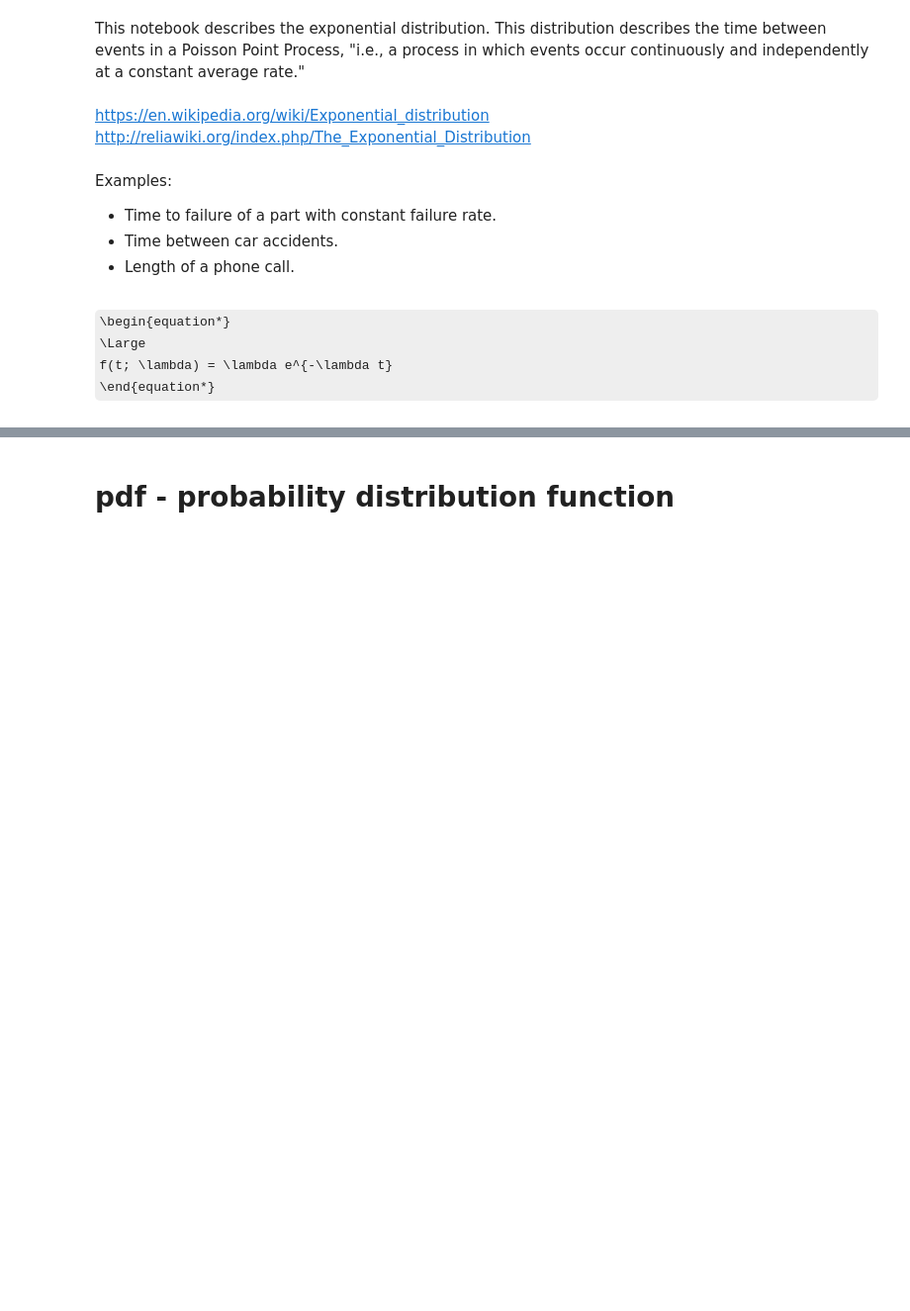
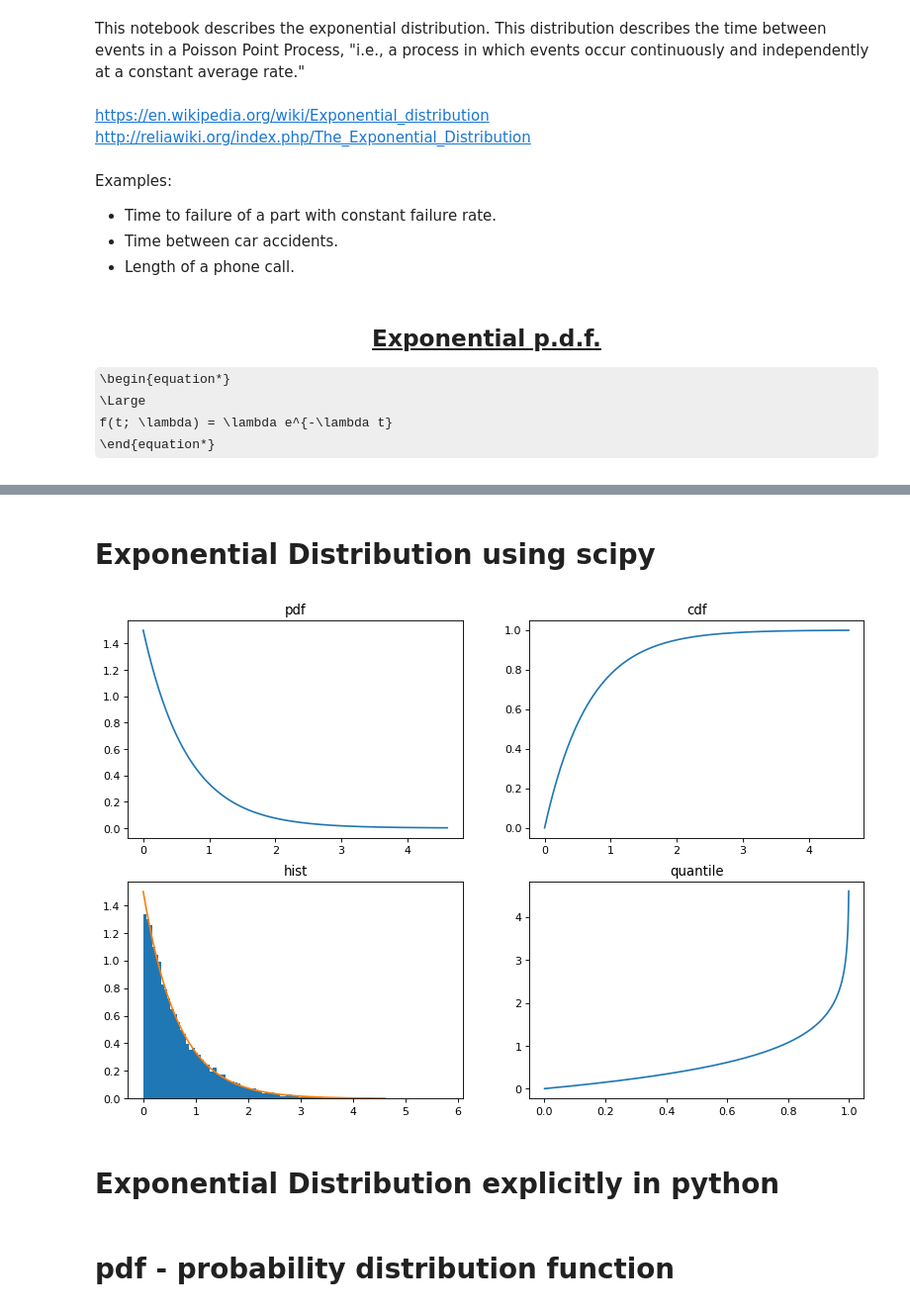
Before and after one commit to ddgerrard/probability_distributions_python, a Jupyter notebook: Exponential Distribution.ipynb, the cells around one changed output, grey strips where cells are left out. Shown at 99% size. Cells and saved outputs as stored; diff of their text form; code cells hidden in the pictures; some formulas as TeX source; blank space fills up the shorter version.

Commit message:
Updates to format and use of scipy.

```diff
--- a/Exponential Distribution.ipynb
+++ b/Exponential Distribution.ipynb
@@ -16,6 +18,8 @@ Examples:
 * Time between car accidents.
 * Length of a phone call.
 # %% [markdown]
+<h2><center><u>Exponential p.d.f.</u></center></h2>
+
 \begin{equation*}
 \Large
 f(t; \lambda) = \lambda e^{-\lambda t}
@@ -31,4 +36,32 @@ import matplotlib.pyplot as plt
 from scipy.special import erf, erfinv
+# %% [markdown]
+# Exponential Distribution using scipy
+# %%
+# https://docs.scipy.org/doc/scipy/reference/generated/scipy.stats.expon.html
+lambda0 = 1.5
+x = np.linspace(expon.ppf(1e-14, 0, scale=1/lambda0), expon.ppf(0.999, 0, scale=1/lambda0), 1000) # ppf = percent point function
+plt.figure(num=None, figsize=(12, 8), dpi=80, facecolor='w', edgecolor='k')
+plt.subplot(221)
+plt.plot(x, expon.pdf(x, 0, scale=1/lambda0)) # pdf = probability distribution function
+plt.title('pdf')
+plt.subplot(222)
+plt.plot(x, expon.cdf(x, 0, scale=1/lambda0)) # cdf = cumumlative distribution function
+plt.title('cdf')
+plt.subplot(223)
+r = expon.rvs(0, scale=1/lambda0, size=10000) # rvs = random variates
+plt.hist(r, 100, density=True)
+plt.plot(x, expon.pdf(x, 0, scale=1/lambda0))
+plt.title('hist')
+r = expon.rvs(0, scale=1/lambda0, size=100000)
+plt.subplot(224)
+q = np.linspace(0.001, 0.999, 1000)
+plt.plot(q, expon.ppf(q, 0, scale=1/lambda0))
+plt.title('quantile')
+plt.show()
+# %% [output]
+[figure, added]
+# %% [markdown]
+# Exponential Distribution explicitly in python
 # %%
 def expDist(lambda0, len0):
     Xs = np.linspace(0, np.ceil(1/lambda0*len0), 101)
```
Also changed, not shown: parts of 2 cells of this notebook, 5 other files.
